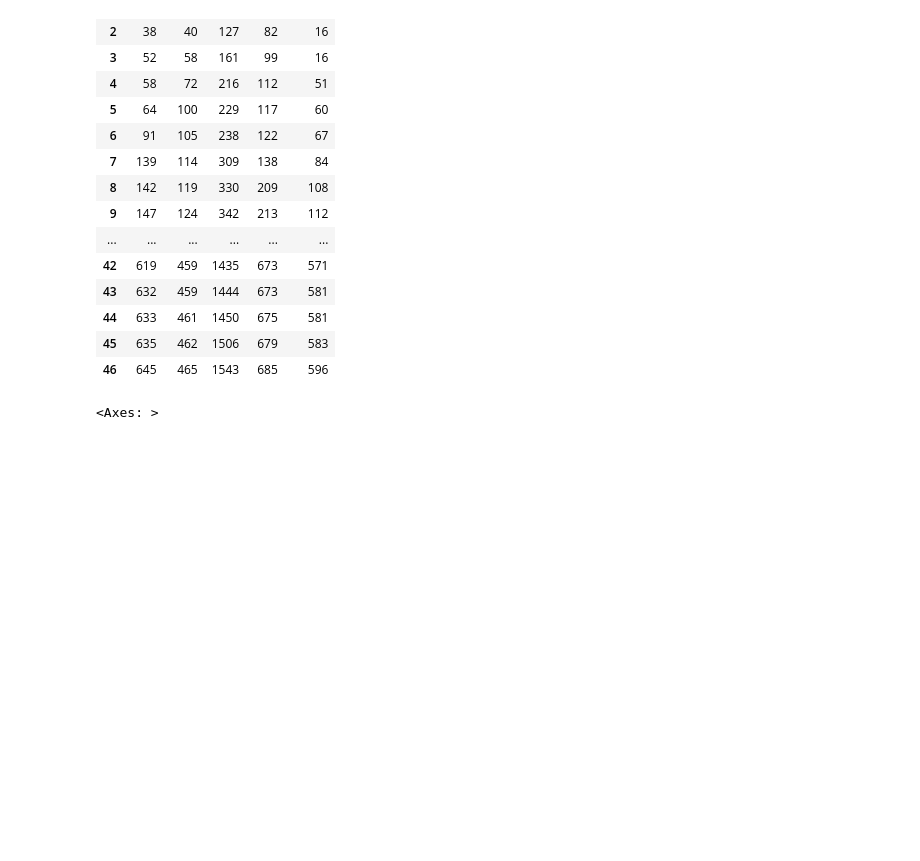
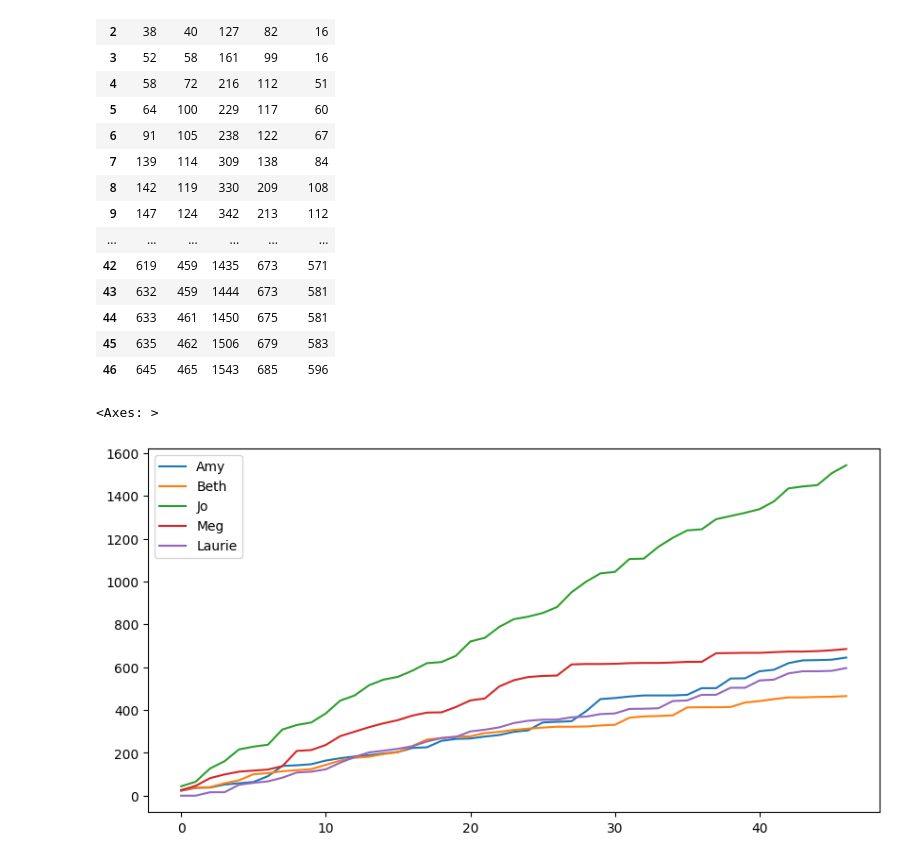
Before and after one commit to daniel0406070/Data-SCI-basic, a Jupyter notebook: src/10_5.ipynb, the cells around one changed output. Cells and saved outputs as stored; diff of their text form; code cells hidden in the pictures; blank space fills up the shorter version.

```diff
--- a/src/10_5.ipynb
+++ b/src/10_5.ipynb
@@ -44,11 +48,5 @@ little_women_Table
 # %%
-little_women_counts=pd.DataFrame({
-                    'Amy': np.char.count(little_women_chapters, 'Amy'),
-                    'Beth': np.char.count(little_women_chapters, 'Beth'),
-                    'Jo': np.char.count(little_women_chapters, 'Jo'),
-                    'Meg': np.char.count(little_women_chapters, 'Meg'),
-                    'Laurie': np.char.count(little_women_chapters, 'Laurie'),
-                    })
+little_women_counts=pd.DataFrame({'Amy': np.char.count(little_women_chapters, 'Amy'), 'Beth': np.char.count(little_women_chapters, 'Beth'), 'Jo': np.char.count(little_women_chapters, 'Jo'), 'Meg': np.char.count(little_women_chapters, 'Meg'), 'Laurie': np.char.count(little_women_chapters, 'Laurie')})
 
 little_women_counts
 # %% [output]
@@ -92,6 +90,7 @@ little_women_cum_counts
 | 45 | 635 | 462 | 1506 | 679 | 583 |
 | 46 | 645 | 465 | 1543 | 685 | 596 |
 # %%
-little_women_counts.plot.line(figsize=(10,6))
+little_women_cum_counts.plot.line(figsize=(10,5))
 # %% [output]
 <Axes: >
+[figure, added]
```
Also changed, not shown: parts of 2 cells of this notebook, 1 other file.
